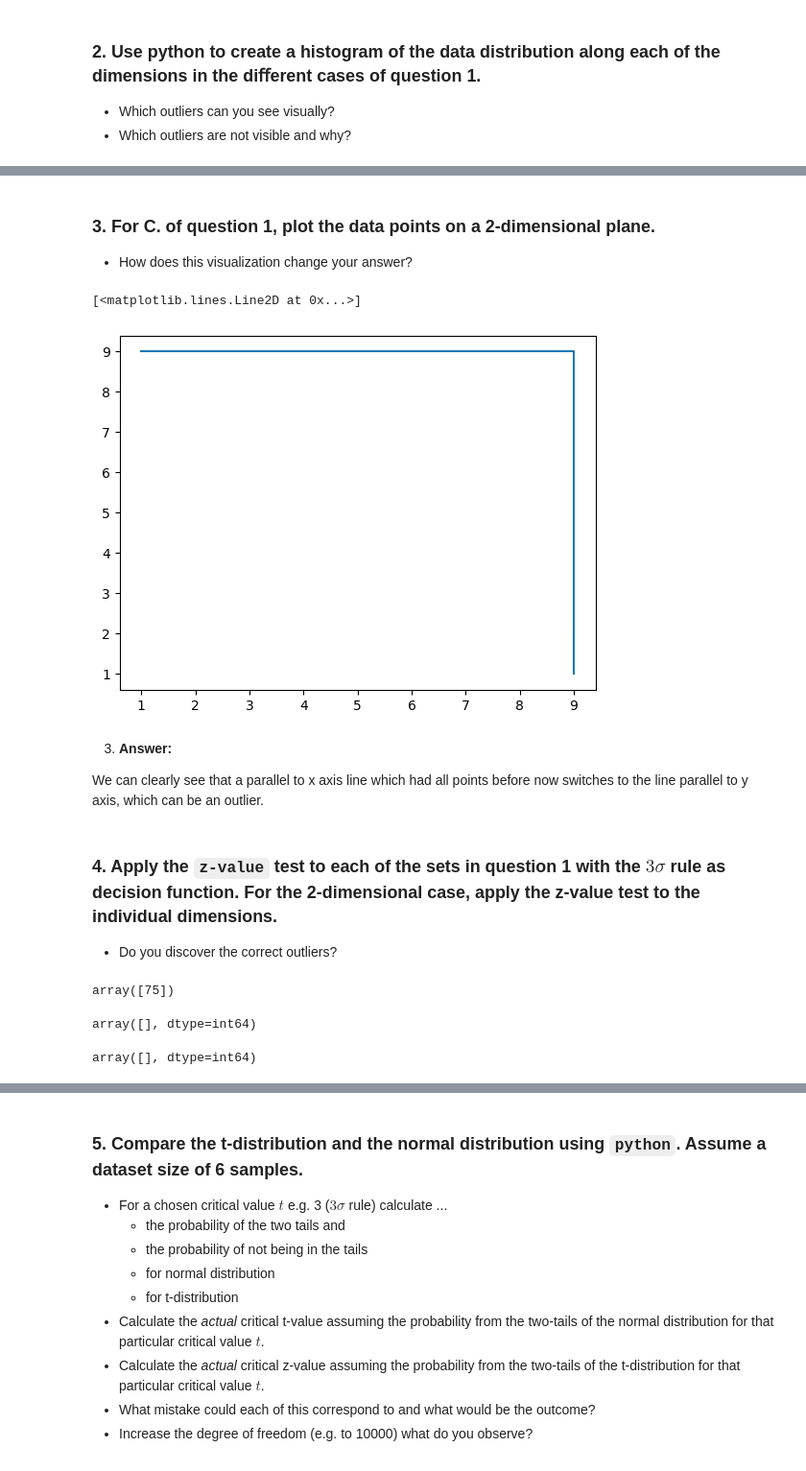
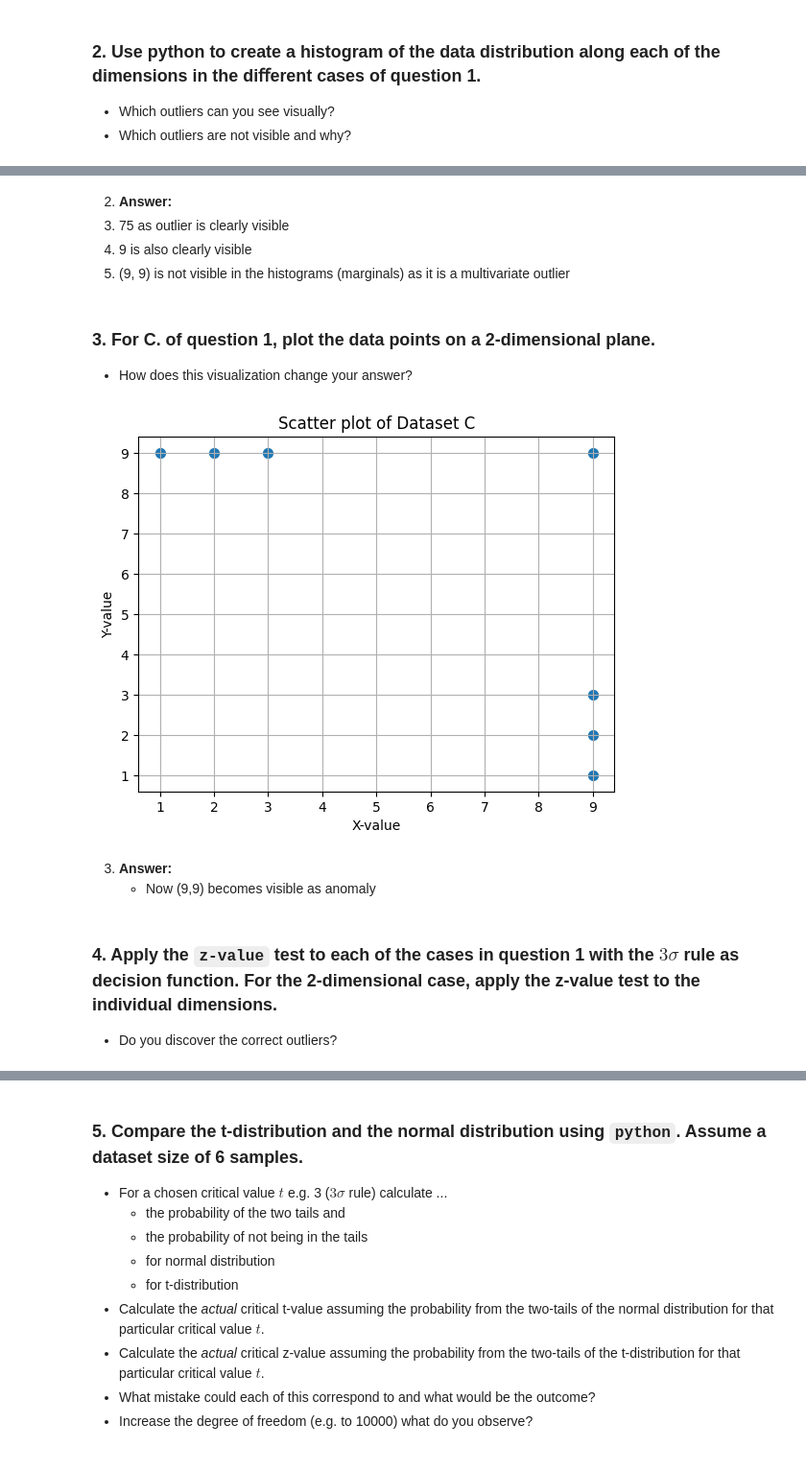
Before and after one commit to JavaStudentAlex/MLFTSAD, a Jupyter notebook: Lectures/Week_1_Introduction/Practice/Solution.ipynb, the cells around one changed output, grey strips where cells are left out. Shown: that part at 96% size. Cells and saved outputs as stored; diff of their text form; code cells hidden in the pictures.

```diff
--- a/Lectures/Week_1_Introduction/Practice/Solution.ipynb
+++ b/Lectures/Week_1_Introduction/Practice/Solution.ipynb
@@ -70,33 +64,26 @@ Clearly we could see only anomaly in the 1st case, all other 2 cases were just n
+# %% [markdown]
+2. **Answer:**
+ 1. 75 as outlier is clearly visible
+ 2. 9 is also clearly visible
+ 3. (9, 9) is not visible in the histograms (marginals) as it is a multivariate outlier
 # %% [markdown]
 ### 3. For C. of question 1, plot the data points on a 2-dimensional plane.
  - How does this visualization change your answer?
-# %%
-plt.plot(
-    x_axis,
-    y_axis,
-)
-# %% [output]
-[<matplotlib.lines.Line2D at 0x...>]
-[figure, removed]
-# %% [markdown]
-3. **Answer:**
-
-We can clearly see that a parallel to x axis line which had all points before now switches to the line parallel to y axis, which can be an outlier.
+# %%
+C = [(1,9),(2,9),(3,9),(9,9),(9,3),(9,1),(9,2)]
+C_x = [x[0] for x in C]
+C_y = [x[1] for x in C]
+plt.scatter(C_x, C_y, s=50)
+plt.title("Scatter plot of Dataset C")
+plt.xlabel("X-value")
+plt.ylabel("Y-value")
+plt.grid(True)
+plt.show()
+# %% [output]
+[figure, added]
+# %% [markdown]
+3. **Answer:**
+    - Now (9,9) becomes visible as anomaly
 # %% [markdown]
-### 4. Apply the `z-value` test to each of the sets in question 1 with the $3\sigma$ rule as decision function. For the 2-dimensional case, apply the z-value test to the individual dimensions.
+### 4. Apply the `z-value` test to each of the cases in question 1 with the $3\sigma$ rule as decision function. For the 2-dimensional case, apply the z-value test to the individual dimensions.
  - Do you discover the correct outliers?
-# %%
-z_scores_a = zscore(A)
-A[np.abs(z_scores_a) > 3]
-# %% [output]
-array([75])
-# %%
-z_scores_b = zscore(B)
-B[np.abs(z_scores_b) > 3]
-# %% [output]
-array([], dtype=int64)
-# %%
-z_scores_x_c = zscore(x_axis)
-x_axis[np.abs(z_scores_x_c) > 3]
-# %% [output]
-array([], dtype=int64)
```
Also changed, not shown: parts of 77 cells of this notebook, 1 other file.
